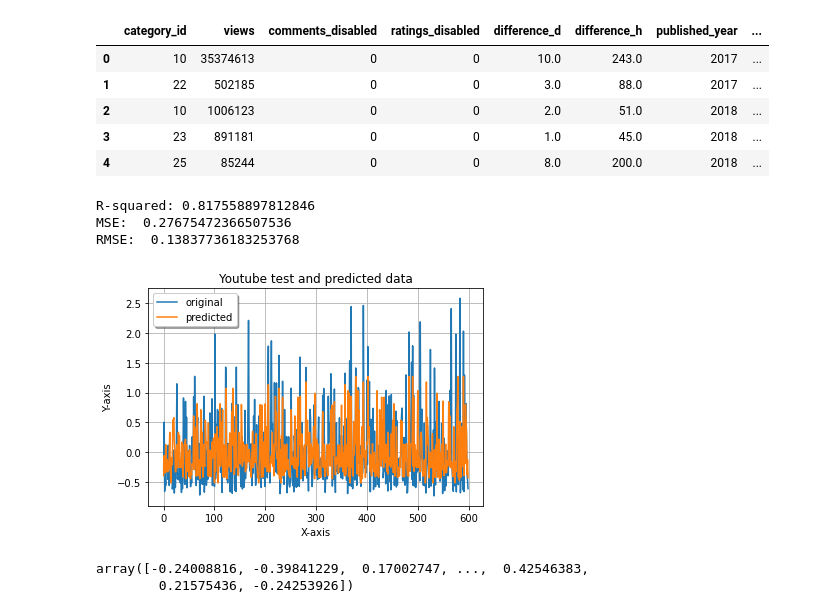
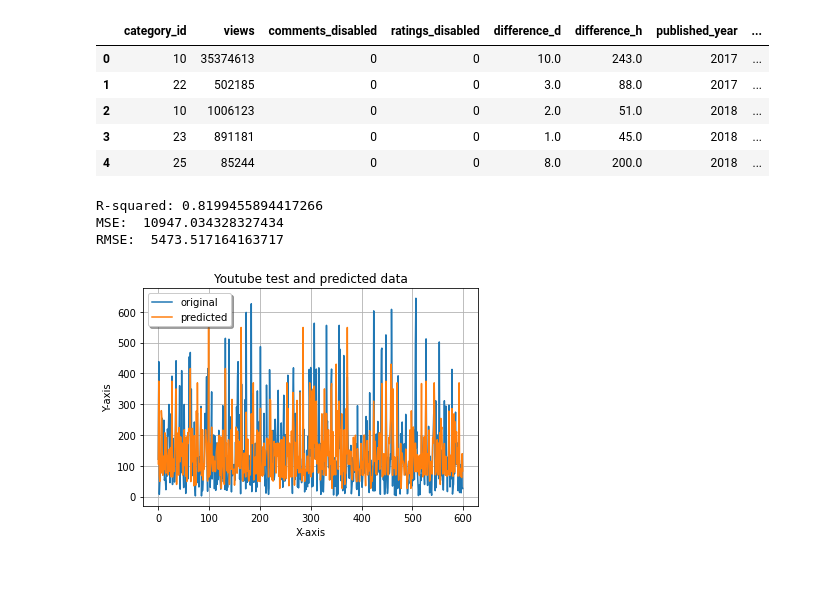
Before and after one commit to jereediv/The_Reason, a Jupyter notebook: Notebooks/BRFRegressor_hours_to_trending.ipynb, the cells around one changed output. Cells and saved outputs as stored; diff of their text form; code cells hidden in the pictures; blank space fills up the shorter version.

Commit message:
updated code for notebook and saved new pipeline model

```diff
--- a/Notebooks/BRFRegressor_hours_to_trending.ipynb
+++ b/Notebooks/BRFRegressor_hours_to_trending.ipynb
@@ -76,41 +77,38 @@ X = df.drop(columns=['difference_h', 'difference_d','views'])
 y= df['difference_h']
 # %%
 #Test train and split the data for use in BRFR
-X= scale(X)
-y= scale(y)
+# X= scale(X)
+# y= scale(y)
+
 Xtrain, Xtest, ytrain, ytest = train_test_split(X, y, test_size=0.5)
+rfr = RandomForestRegressor()
+pipe= Pipeline([('scaler', StandardScaler()), ('rfr', RandomForestRegressor())])
 
-rfr = RandomForestRegressor()
-rfr.fit(Xtrain, ytrain)
+pipe.fit(Xtrain, ytrain)
 
-score = rfr.score(Xtrain, ytrain)
+score = pipe.score(Xtrain, ytrain)
 print("R-squared:", score)
 
-ypred = rfr.predict(Xtest)
+ypred = pipe.predict(Xtest)
 
 mse = mean_squared_error(ytest, ypred)
 print("MSE: ", mse)
 print("RMSE: ", mse*(1/2.0))
 
 x_ax = range(len(ytest))
 plt.plot(x_ax, ytest, label="original")
 plt.plot(x_ax, ypred, label="predicted")
 plt.title("Youtube test and predicted data")
 plt.xlabel('X-axis')
 plt.ylabel('Y-axis')
 plt.legend(loc='best',fancybox=True, shadow=True)
 plt.grid(True)
 plt.show()
 # %% [output]
-R-squared: 0.817558897812846
-MSE:  0.27675472366507536
-RMSE:  0.13837736183253768
+R-squared: 0.8199455894417266
+MSE:  10947.034328327434
+RMSE:  5473.517164163717
-[figure, old version]
+[figure, new version]
-# %%
-rfr.predict(X)
-# %% [output]
-array([-0.24008816, -0.39841229,  0.17002747, ...,  0.42546383,
-        0.21575436, -0.24253926])
 # %%
 # save
 filename = 'Hours_trending.sav'
```
Also changed, not shown: parts of 6 cells of this notebook, 1 other file.
